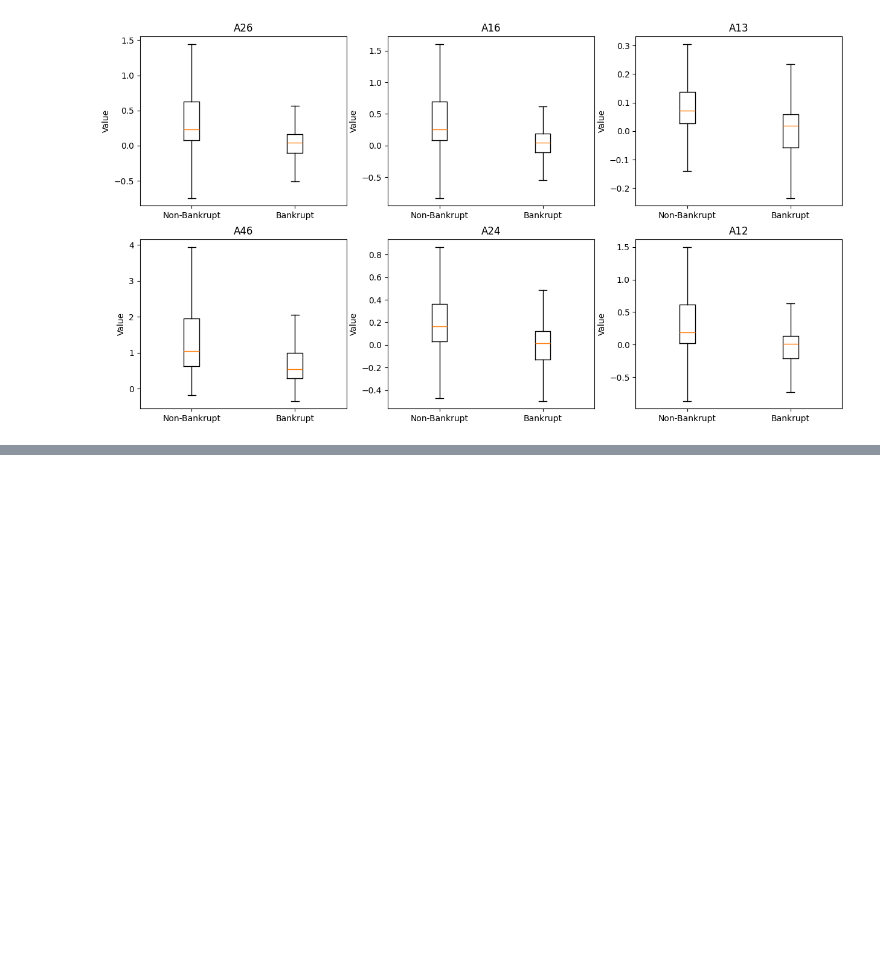
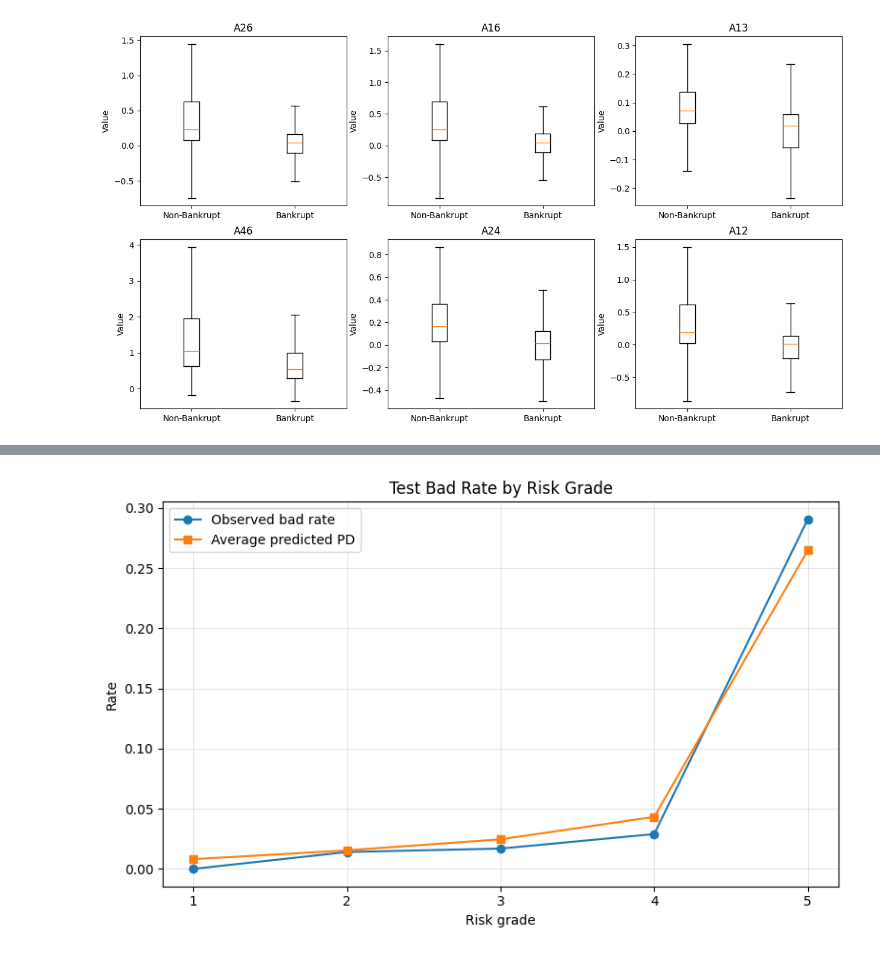
Before and after one commit to nJuleigh/TIL, a Jupyter notebook: NICE실습.ipynb, the cells around one changed output, grey strips where cells are left out. Saved outputs shown, nothing was run; the diff lists cells and outputs as text; code cells hidden in the pictures; blank space fills up the shorter version.

```diff
--- a/NICE실습.ipynb
+++ b/NICE실습.ipynb
@@ -467,0 +1525,20 @@ NameError: name 'train_missing_rate' is not defined
+# %%
+# 검증과 테스트 등급표를 출력
+
+validation_grade_summary = make_grade_summary(
+    y_valid,
+    valid_probability,
+    valid_score
+)
+
+test_grade_summary = make_grade_summary(
+    y_test,
+    test_probability,
+    test_score
+)
+
+print("\n검증 표본 등급별 결과:")
+print(validation_grade_summary)
+
+print("\n테스트 표본 등급별 결과:")
+print(test_grade_summary)
@@ -467,0 +2418,47 @@ NameError: name 'train_missing_rate' is not defined
+# %%
+# 등급별 실제 부도율과 예측확률
+
+fig, ax = plt.subplots(
+    figsize=(8, 5)
+)
+
+grades = (
+    test_grade_summary["grade"]
+    .astype(int)
+)
+
+ax.plot(
+    grades,
+    test_grade_summary["bad_rate"],
+    marker="o",
+    label="Observed bad rate"
+)
+
+ax.plot(
+    grades,
+    test_grade_summary["average_pd"],
+    marker="s",
+    label="Average predicted PD"
+)
+
+ax.set_xlabel("Risk grade")
+ax.set_ylabel("Rate")
+ax.set_title(
+    "Test Bad Rate by Risk Grade"
+)
+
+ax.set_xticks(grades)
+ax.legend()
+ax.grid(alpha=0.3)
+
+plt.tight_layout()
+
+plt.savefig(
+    "results/test_grade_bad_rate.png",
+    dpi=200,
+    bbox_inches="tight"
+)
+
+plt.show()
+# %% [output]
+[figure, added]
```
Also changed, not shown: parts of 75 cells of this notebook.
